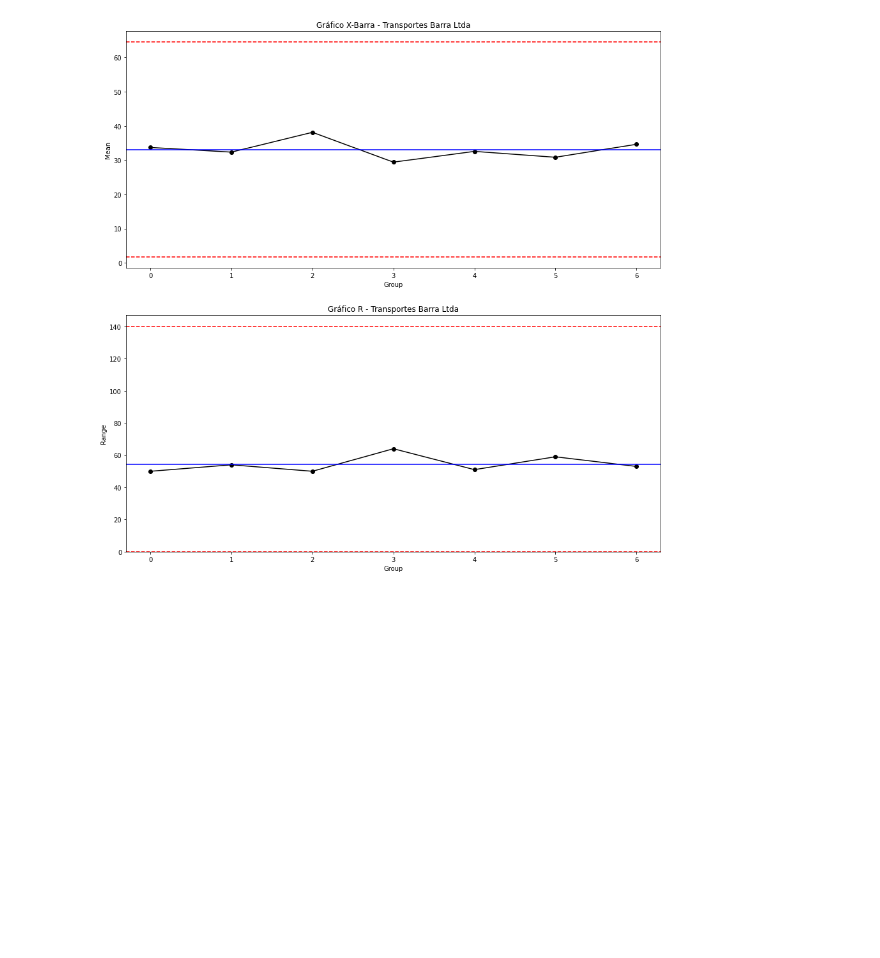
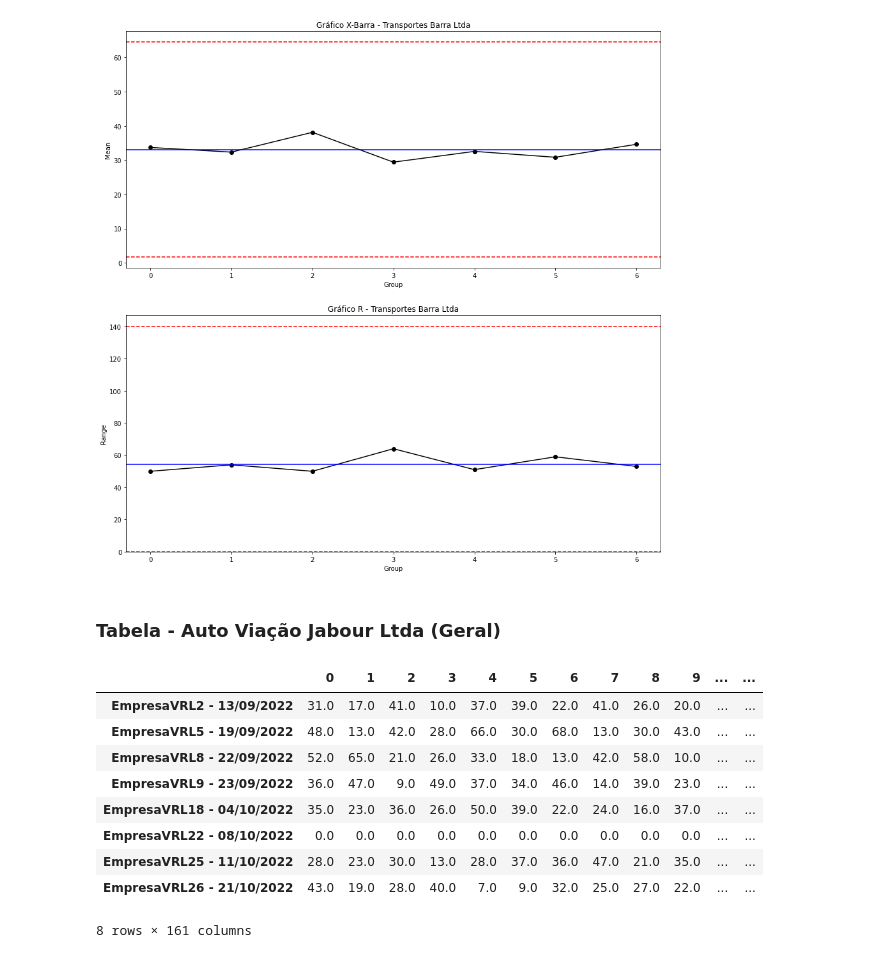
Before and after one commit to monteirovictor/dashboard_panel, a Jupyter notebook: Projeto.ipynb, the cells around one changed output. Saved outputs shown, nothing was run; the diff lists cells and outputs as text; code cells hidden in the pictures; blank space fills up the shorter version.

```diff
--- a/Projeto.ipynb
+++ b/Projeto.ipynb
@@ -640,3 +640,77 @@ if control == True:
 All points within control limits.
 All points within control limits.
 [figure]
+# %% [markdown]
+### Tabela - Auto Viação Jabour Ltda (Geral)
+# %%
+#Viação Redentor Ltda
+
+# MÊS 09
+
+
+empresavrl2=(dfpostgresql.loc[(dfpostgresql['empresa']=="Auto Viação Jabour Ltda") & (dfpostgresql['velocidade']!=0) & (dfpostgresql['data']=="19/09/2022"),['velocidade']])
+Evrl2=empresavrl2.rename(columns={'velocidade':'Empresavrl2'})
+
+empresavrl5=(dfpostgresql.loc[(dfpostgresql['empresa']=="Auto Viação Jabour Ltda") & (dfpostgresql['velocidade']!=0) & (dfpostgresql['data']=="22/09/2022"),['velocidade']])
+Evrl5=empresavrl5.rename(columns={'velocidade':'Empresavrl5'})
+
+empresavrl8=(dfpostgresql.loc[(dfpostgresql['empresa']=="Auto Viação Jabour Ltda") & (dfpostgresql['velocidade']!=0) & (dfpostgresql['data']=="23/09/2022"),['velocidade']])
+Evrl8=empresavrl8.rename(columns={'velocidade':'Empresavrl8'})
+
+empresavrl9=(dfpostgresql.loc[(dfpostgresql['empresa']=="Auto Viação Jabour Ltda") & (dfpostgresql['velocidade']!=0) & (dfpostgresql['data']=="04/10/2022"),['velocidade']])
+Evrl9=empresavrl9.rename(columns={'velocidade':'Empresavrl9'})
+
+#MÊS 10
+
+empresavrl18=(dfpostgresql.loc[(dfpostgresql['empresa']=="Auto Viação Jabour Ltda") & (dfpostgresql['velocidade']!=0) & (dfpostgresql['data']=="08/10/2022"),['velocidade']])
+Evrl18=empresavrl18.rename(columns={'velocidade':'Empresavrl18'})
+
+empresavrl22=(dfpostgresql.loc[(dfpostgresql['empresa']=="Auto Viação Jabour Ltdaa") & (dfpostgresql['velocidade']!=0) & (dfpostgresql['data']=="08/10/2022"),['velocidade']])
+Evrl22=empresavrl22.rename(columns={'velocidade':'Empresavrl22'})
+
+empresavrl25=(dfpostgresql.loc[(dfpostgresql['empresa']=="Auto Viação Jabour Ltda") & (dfpostgresql['velocidade']!=0) & (dfpostgresql['data']=="11/10/2022"),['velocidade']])
+Evrl25=empresavrl25.rename(columns={'velocidade':'Empresavrl25'})
+
+empresavrl26=(dfpostgresql.loc[(dfpostgresql['empresa']=="Auto Viação Jabour Ltda") & (dfpostgresql['velocidade']!=0) & (dfpostgresql['data']=="21/10/2022"),['velocidade']])
+Evrl26=empresavrl26.rename(columns={'velocidade':'Empresavrl26'})
+
+
+X2=Evrl2['Empresavrl2'].tolist()
+X5=Evrl5['Empresavrl5'].tolist()
+X8=Evrl8['Empresavrl8'].tolist()
+X9=Evrl9['Empresavrl9'].tolist()
+X18=Evrl18['Empresavrl18'].tolist()
+X22=Evrl22['Empresavrl22'].tolist()
+X25=Evrl25['Empresavrl25'].tolist()
+X26=Evrl26['Empresavrl26'].tolist()
+
+#Dataframe Velocidade
+dfvrl = pd.DataFrame({
+
+
+    'EmpresaVRL2 - 13/09/2022 ': pd.Series(X2,dtype='float64'),
+    'EmpresaVRL5 - 19/09/2022 ': pd.Series(X5,dtype='float64'),
+    'EmpresaVRL8 - 22/09/2022 ': pd.Series(X8,dtype='float64'),
+    'EmpresaVRL9 - 23/09/2022 ': pd.Series(X9,dtype='float64'),
+    'EmpresaVRL18 - 04/10/2022 ': pd.Series(X18,dtype='float64'),
+    'EmpresaVRL22 - 08/10/2022 ': pd.Series(X22,dtype='float64'),
+    'EmpresaVRL25 - 11/10/2022 ': pd.Series(X25,dtype='float64'),
+    'EmpresaVRL26 - 21/10/2022 ': pd.Series(X26,dtype='float64'),
+})
+
+
+
+df_velocidade_empresas=dfvrl.replace(np.nan,0)
+df_ajustadovrl=df_velocidade_empresas.T
+df_ajustadovrl
+# %% [output]
+|  | 0 | 1 | 2 | 3 | 4 | 5 | 6 | 7 | 8 | 9 | ... | ... |
+| EmpresaVRL2 - 13/09/2022 | 31.0 | 17.0 | 41.0 | 10.0 | 37.0 | 39.0 | 22.0 | 41.0 | 26.0 | 20.0 | ... | ... |
+| EmpresaVRL5 - 19/09/2022 | 48.0 | 13.0 | 42.0 | 28.0 | 66.0 | 30.0 | 68.0 | 13.0 | 30.0 | 43.0 | ... | ... |
+| EmpresaVRL8 - 22/09/2022 | 52.0 | 65.0 | 21.0 | 26.0 | 33.0 | 18.0 | 13.0 | 42.0 | 58.0 | 10.0 | ... | ... |
+| EmpresaVRL9 - 23/09/2022 | 36.0 | 47.0 | 9.0 | 49.0 | 37.0 | 34.0 | 46.0 | 14.0 | 39.0 | 23.0 | ... | ... |
+| EmpresaVRL18 - 04/10/2022 | 35.0 | 23.0 | 36.0 | 26.0 | 50.0 | 39.0 | 22.0 | 24.0 | 16.0 | 37.0 | ... | ... |
+| EmpresaVRL22 - 08/10/2022 | 0.0 | 0.0 | 0.0 | 0.0 | 0.0 | 0.0 | 0.0 | 0.0 | 0.0 | 0.0 | ... | ... |
+| EmpresaVRL25 - 11/10/2022 | 28.0 | 23.0 | 30.0 | 13.0 | 28.0 | 37.0 | 36.0 | 47.0 | 21.0 | 35.0 | ... | ... |
+| EmpresaVRL26 - 21/10/2022 | 43.0 | 19.0 | 28.0 | 40.0 | 7.0 | 9.0 | 32.0 | 25.0 | 27.0 | 22.0 | ... | ... |
+8 rows × 161 columns
```
Also changed, not shown: parts of 8 cells of this notebook, 1 other file.
